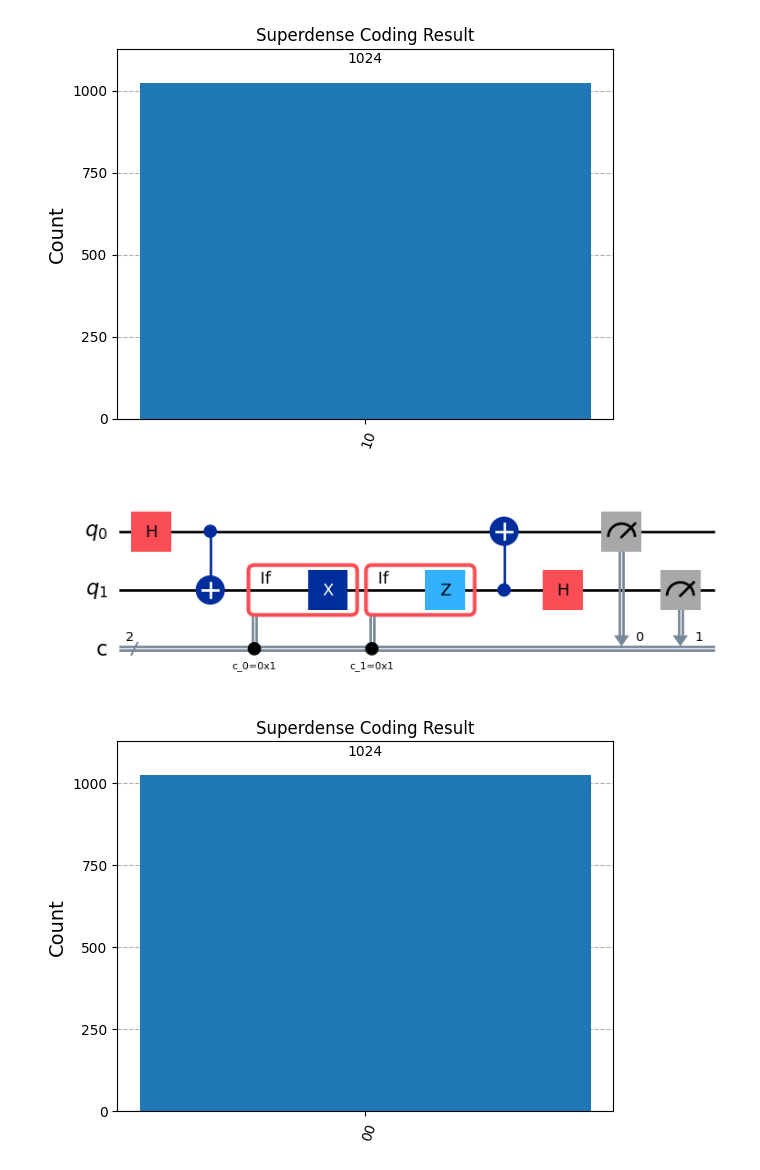
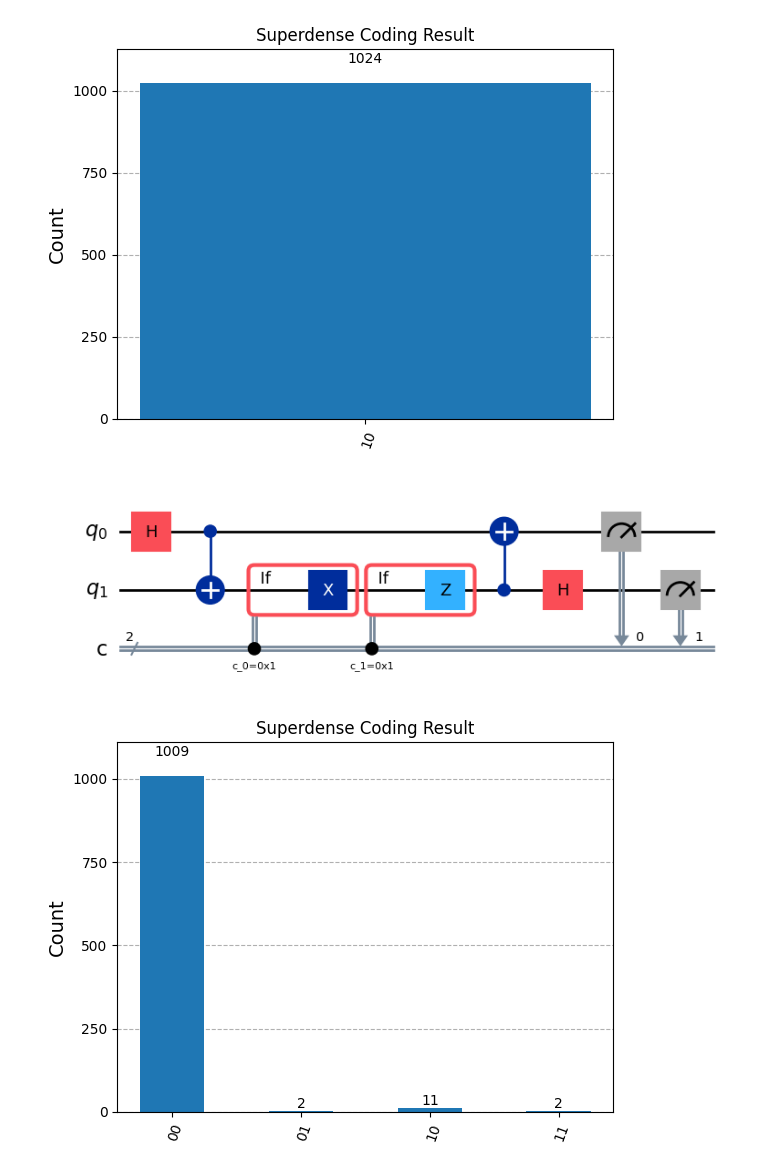
Before and after one commit to wschia100/SIT-UofG-QC, a Jupyter notebook: QC-Lab2-C.ipynb, the cells around one changed output. Drawn from its saved outputs; the diff is of its cells as text; code cells hidden in the pictures.

```diff
--- a/QC-Lab2-C.ipynb
+++ b/QC-Lab2-C.ipynb
@@ -170,32 +170,32 @@ with sdc.if_test((1, 1)):
 # sdc.z(1)
 
 # For 11, apply X then Z to qubit 1
 # sdc.x(1)
 # sdc.z(1)
 
 
 
 
 # Decoding by Bob, working on qubits 0 and 1
 
 sdc.cx(1,0)
 sdc.h(1)
 
 sdc.measure([0, 1], [0, 1])
 
 display(sdc.draw("mpl"))
 
 
 
 # simulate the circuit
-backend = GenericBackendV2(num_qubits=2, control_flow=True, noise_info=False)
+backend = GenericBackendV2(num_qubits=2, control_flow=True)
 compiled = transpile(sdc, backend)
 job_sim = backend.run(compiled, shots=1024)
 result_sim = job_sim.result()
 counts = result_sim.get_counts(compiled)
 
 # Display the final measurement statistics
 display(plot_histogram(counts, title="Superdense Coding Result"))
 # %% [output]
 [figure]
-[figure, old version]
+[figure, new version]
```
